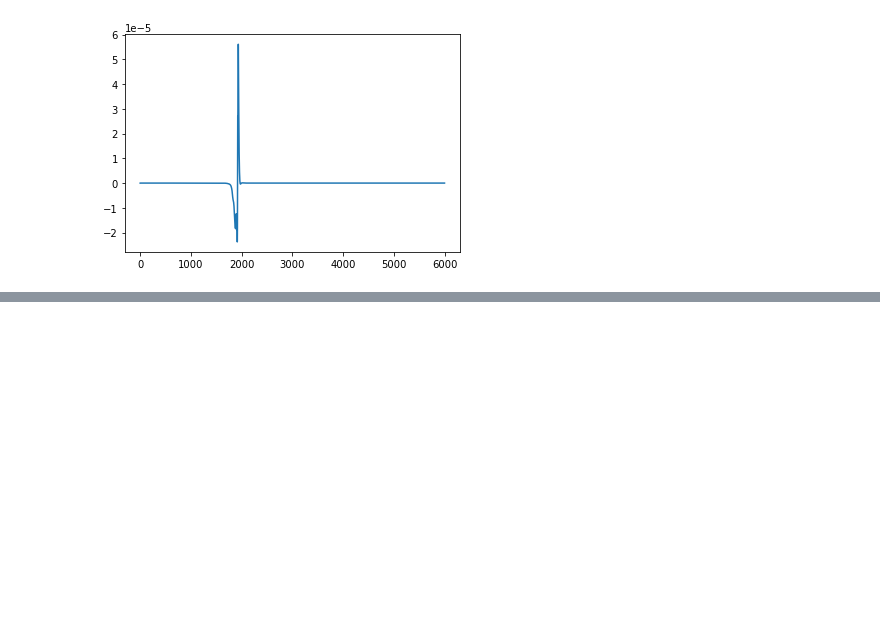
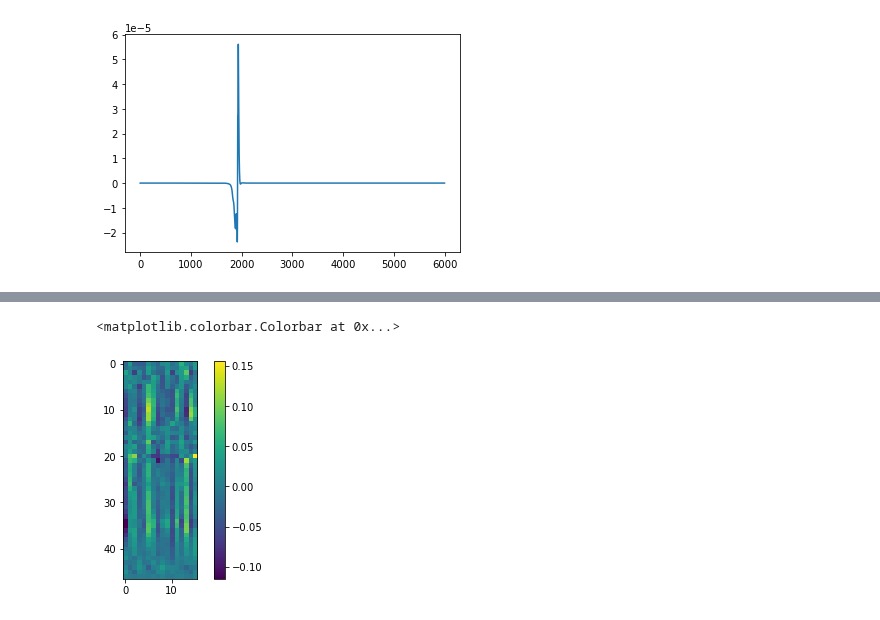
Before and after one commit to seisbench/seisbench, a Jupyter notebook: contrib/model_conversion/eqtransformer_conservative_conversion.ipynb, the cells around one changed output, grey strips where cells are left out. Cells and saved outputs as stored; diff of their text form; code cells hidden in the pictures; blank space fills up the shorter version.

```diff
--- a/contrib/model_conversion/eqtransformer_conservative_conversion.ipynb
+++ b/contrib/model_conversion/eqtransformer_conservative_conversion.ipynb
@@ -703,0 +886,6 @@ plt.plot(tf_s[0, :, 0] - s[0, :])
+# %%
+cb = plt.imshow(tf_out[0] - layerout[0].T)
+plt.colorbar(cb)
+# %% [output]
+<matplotlib.colorbar.Colorbar at 0x...>
+[figure, added]
```
Also changed, not shown: parts of 17 cells of this notebook, 1 other file.
